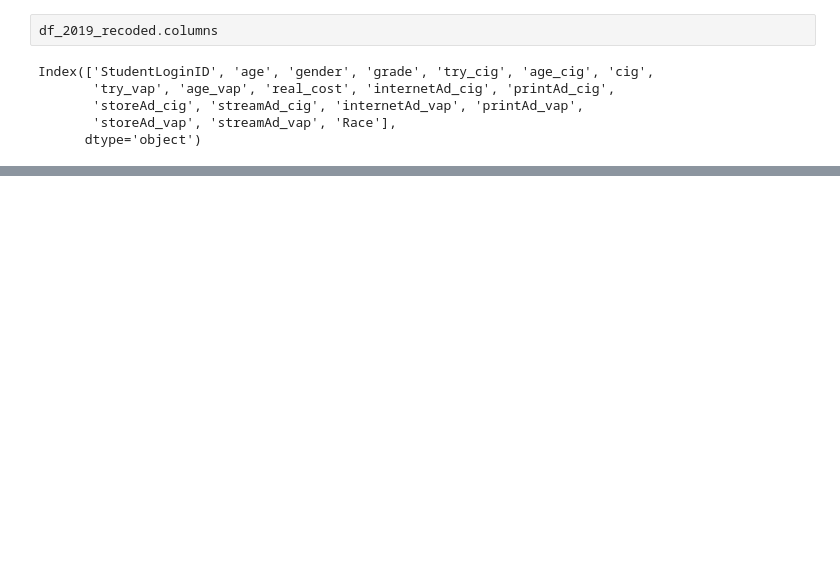
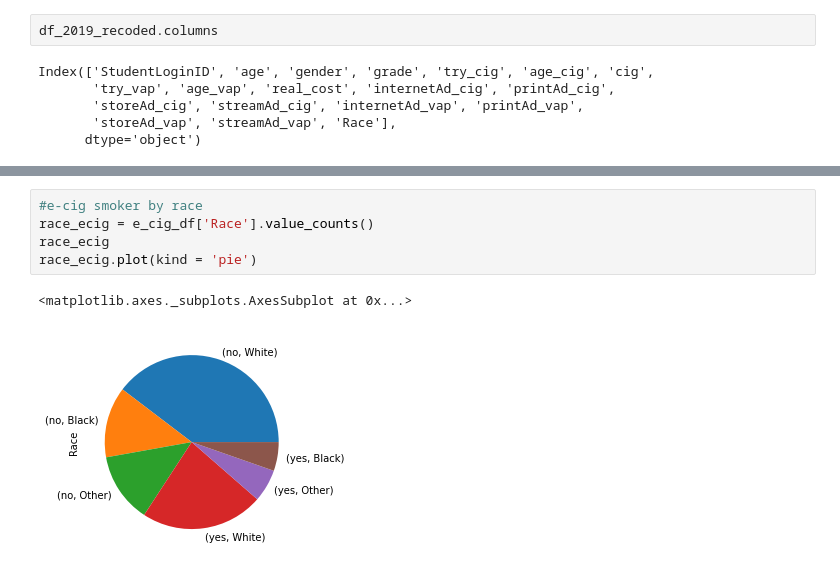
Before and after one commit to AnjanaDelhi/project_1, a Jupyter notebook: vaping.ipynb, the cells around one changed output, grey strips where cells are left out. Drawn from its saved outputs; the diff is of its cells as text; blank space fills up the shorter version.

```diff
--- a/vaping.ipynb
+++ b/vaping.ipynb
@@ -388,0 +401,8 @@ gender_v.plot(kind = 'bar')
+# %%
+#e-cig smoker by race
+race_ecig = e_cig_df['Race'].value_counts()
+race_ecig
+race_ecig.plot(kind = 'pie')
+# %% [output]
+<matplotlib.axes._subplots.AxesSubplot at 0x...>
+[figure, added]
```
Also changed, not shown: parts of 8 cells of this notebook.
